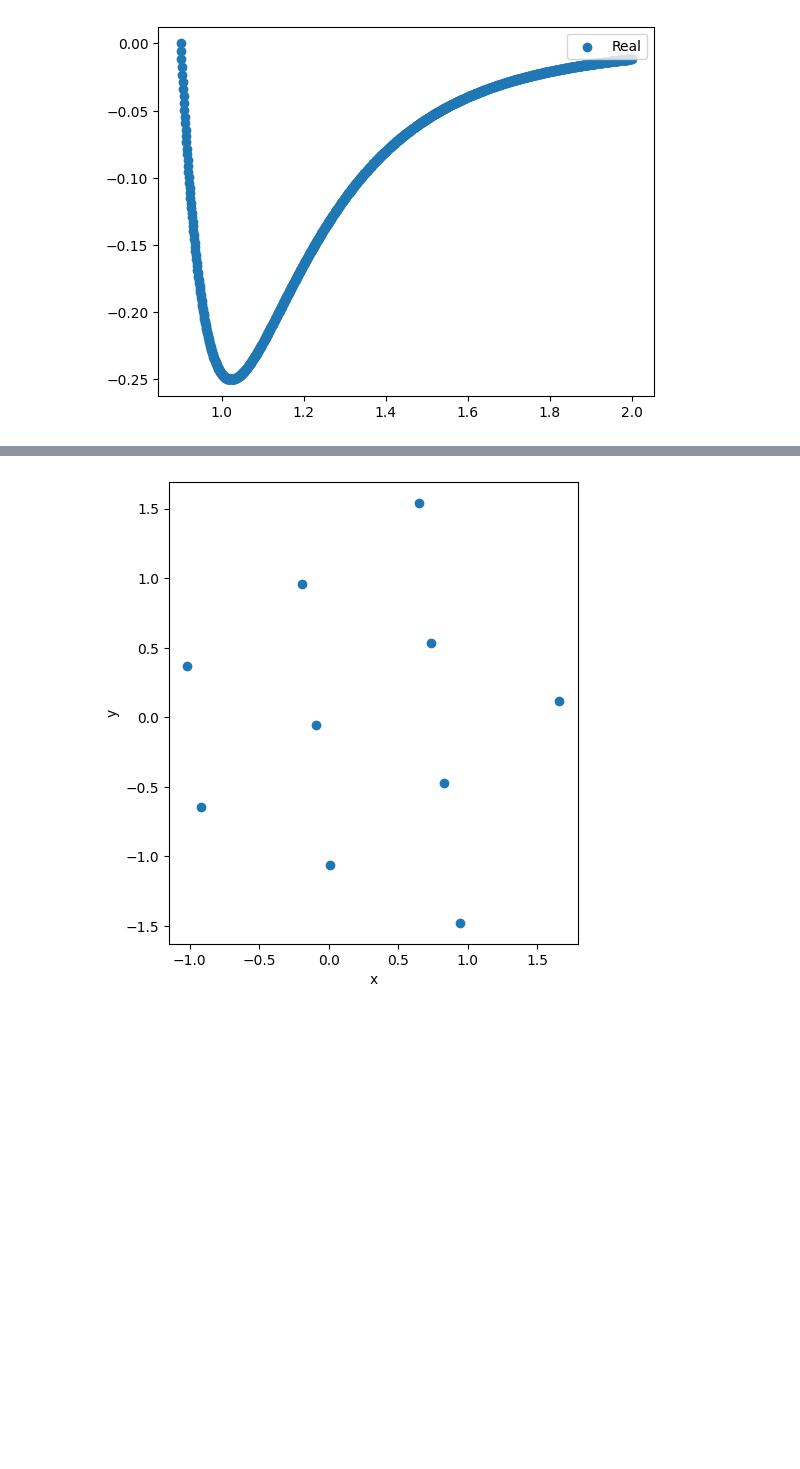
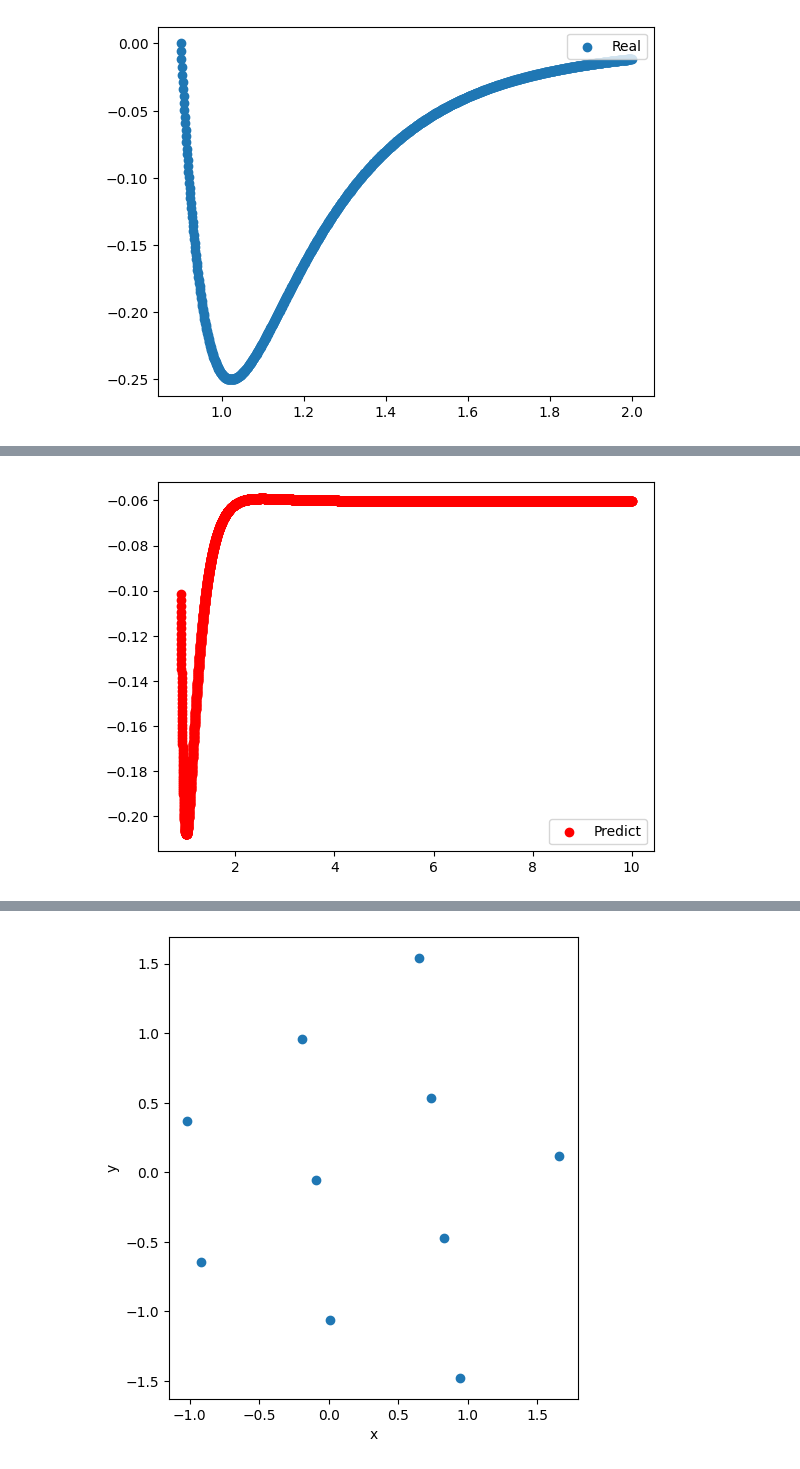
Before and after one commit to hikarimusic/MDLab, a Jupyter notebook: paper3/exp3.ipynb, the cells around one changed output, grey strips where cells are left out. Saved outputs shown, nothing was run; the diff lists cells and outputs as text; code cells hidden in the pictures; blank space fills up the shorter version.

```diff
--- a/paper3/exp3.ipynb
+++ b/paper3/exp3.ipynb
@@ -169,0 +170,14 @@ plt.show()
+# %%
+# atom_coordinates.load_state_dict(torch.load('best_atom.pth'))
+# force_field.load_state_dict(torch.load('best_force.pth'))
+
+x_data = torch.arange(0.9, 10.0, 0.001).to(device)
+y_real = lennard_jones_potential(x_data)
+y_pred = force_field(x_data.view(-1, 1)).detach()
+
+# plt.scatter(x_data.numpy(), y_real.numpy(), label='Real')
+plt.scatter(x_data.cpu().numpy(), y_pred.cpu().numpy(), label='Predict', color='red')
+plt.legend()
+plt.show()
+# %% [output]
+[figure, added]
```
Also changed, not shown: parts of 7 cells of this notebook.
